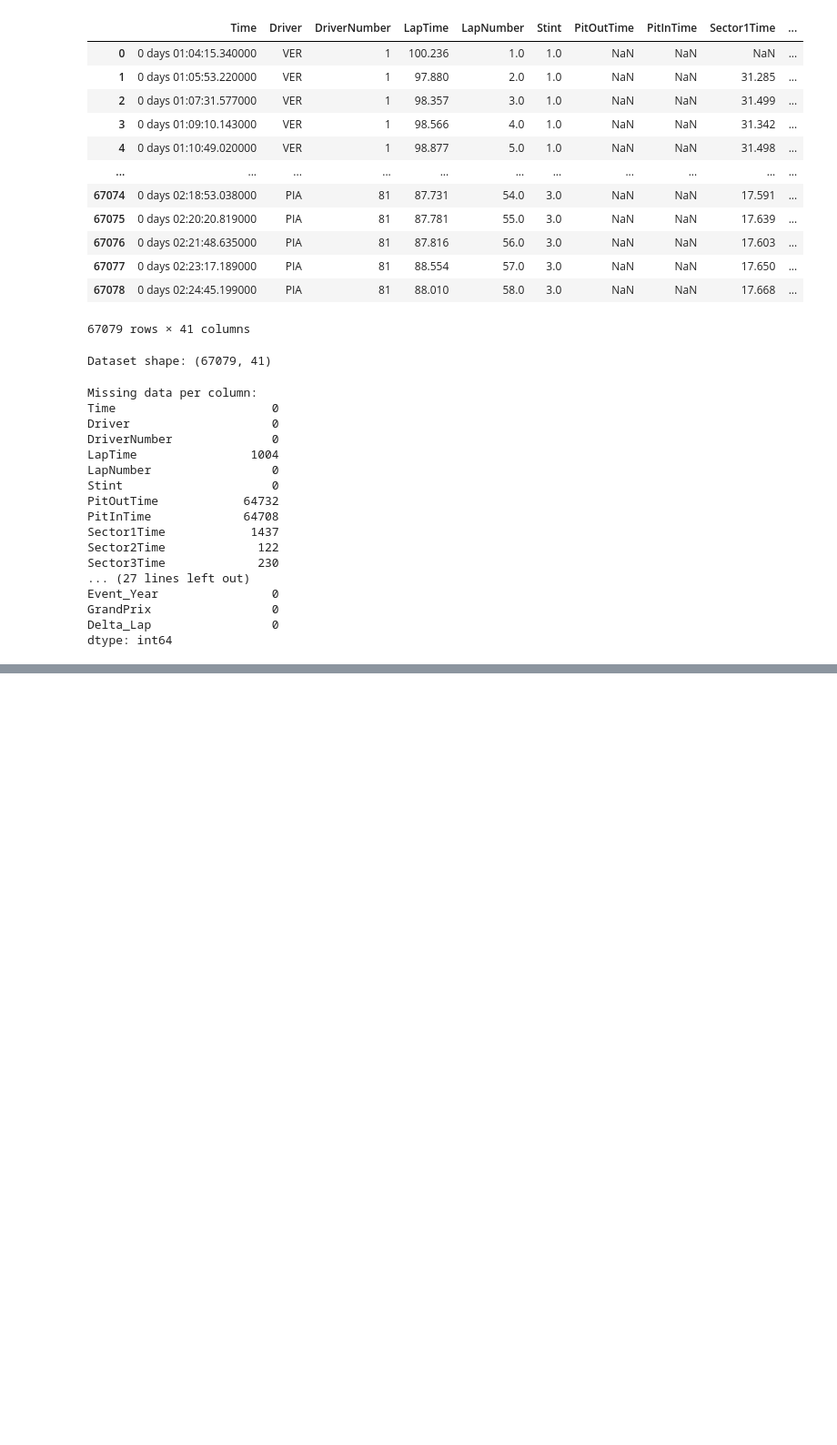
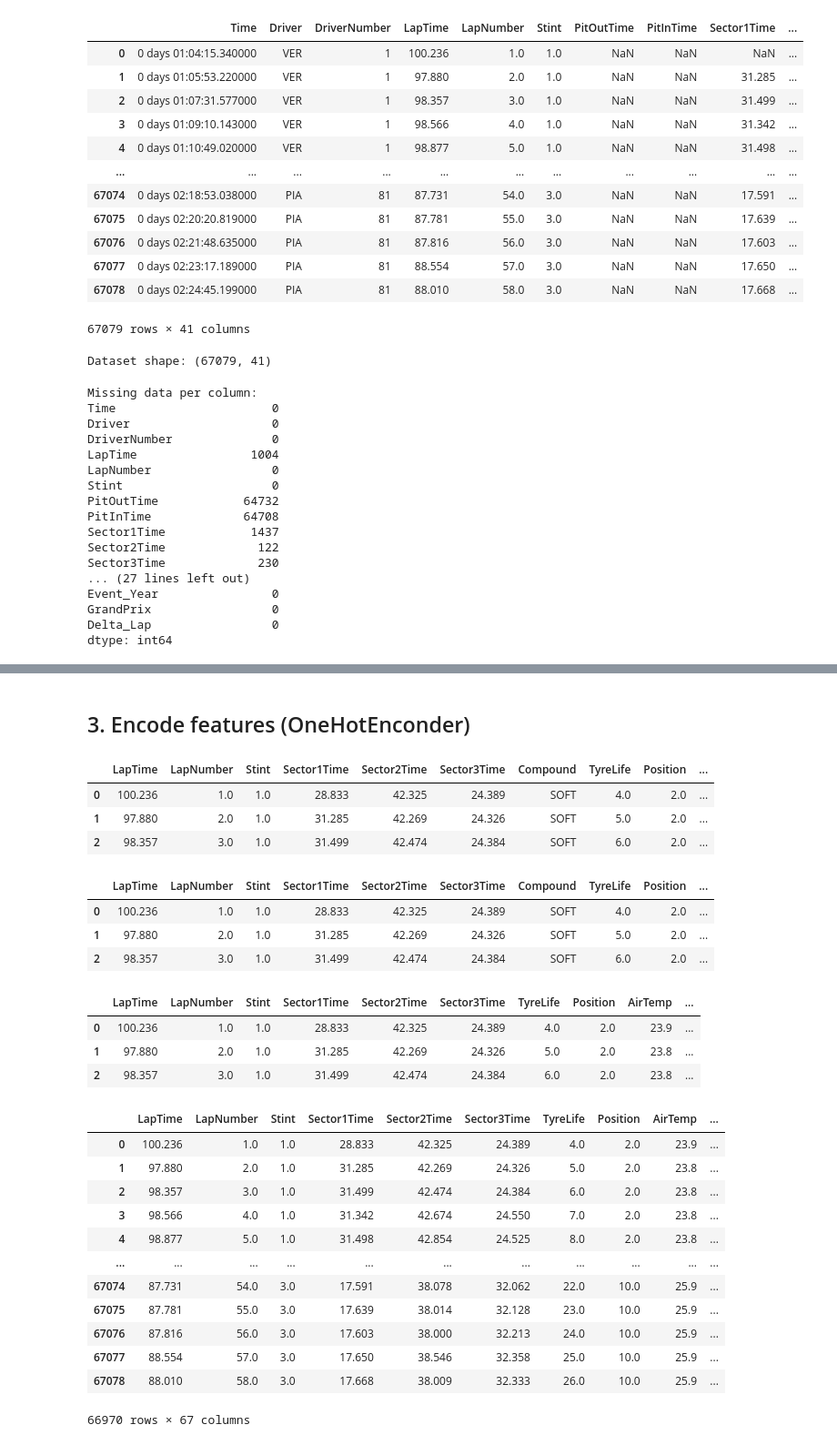
Before and after one commit to diegonbotelho/f1-tire-prediction, a Jupyter notebook: notebooks/pre-process_feature-selection.ipynb, the cells around one changed output, grey strips where cells are left out. Shown at 91% size. Cells and saved outputs as stored; diff of their text form; code cells hidden in the pictures; blank space fills up the shorter version.

Commit message:
Scale - check & OneHot Enconder - check

```diff
--- a/notebooks/pre-process_feature-selection.ipynb
+++ b/notebooks/pre-process_feature-selection.ipynb
@@ -115,0 +165,10 @@ print(linhas_com_posicao_nula)
+# %%
+# Strategy for missing values
+
+# Fill null values in numeric columns with the median
+numerical_columns = new_df.select_dtypes(include=[np.number]).columns
+new_df.loc[:, numerical_columns] = new_df[numerical_columns].fillna(new_df[numerical_columns].median())
+
+# Verify missing values after treatment
+print("\nMissing values after treatment:")
+print(new_df.isnull().sum())
@@ -115,0 +344,57 @@ print(linhas_com_posicao_nula)
+# %% [markdown]
+## 3. Encode features (OneHotEnconder)
+# %%
+ohe = OneHotEncoder(sparse_output=False)
+ohe.fit(new_df[['Driver']])
+
+new_df[ohe.get_feature_names_out()] = ohe.transform(new_df[['Driver']])
+
+new_df = new_df.drop(columns=["Driver"])
+new_df.head(3)
+# %% [output]
+|  | LapTime | LapNumber | Stint | Sector1Time | Sector2Time | Sector3Time | Compound | TyreLife | Position | ... |
+| 0 | 100.236 | 1.0 | 1.0 | 28.833 | 42.325 | 24.389 | SOFT | 4.0 | 2.0 | ... |
+| 1 | 97.880 | 2.0 | 1.0 | 31.285 | 42.269 | 24.326 | SOFT | 5.0 | 2.0 | ... |
+| 2 | 98.357 | 3.0 | 1.0 | 31.499 | 42.474 | 24.384 | SOFT | 6.0 | 2.0 | ... |
+# %%
+ohe = OneHotEncoder(sparse_output=False)
+ohe.fit(new_df[['GrandPrix']])
+
+new_df[ohe.get_feature_names_out()] = ohe.transform(new_df[['GrandPrix']])
+
+new_df = new_df.drop(columns=["GrandPrix"])
+new_df.head(3)
+# %% [output]
+|  | LapTime | LapNumber | Stint | Sector1Time | Sector2Time | Sector3Time | Compound | TyreLife | Position | ... |
+| 0 | 100.236 | 1.0 | 1.0 | 28.833 | 42.325 | 24.389 | SOFT | 4.0 | 2.0 | ... |
+| 1 | 97.880 | 2.0 | 1.0 | 31.285 | 42.269 | 24.326 | SOFT | 5.0 | 2.0 | ... |
+| 2 | 98.357 | 3.0 | 1.0 | 31.499 | 42.474 | 24.384 | SOFT | 6.0 | 2.0 | ... |
+# %%
+ohe = OneHotEncoder(sparse_output=False)
+ohe.fit(new_df[['Compound']])
+
+new_df[ohe.get_feature_names_out()] = ohe.transform(new_df[['Compound']])
+
+new_df = new_df.drop(columns=["Compound"])
+new_df.head(3)
+# %% [output]
+|  | LapTime | LapNumber | Stint | Sector1Time | Sector2Time | Sector3Time | TyreLife | Position | AirTemp | ... |
+| 0 | 100.236 | 1.0 | 1.0 | 28.833 | 42.325 | 24.389 | 4.0 | 2.0 | 23.9 | ... |
+| 1 | 97.880 | 2.0 | 1.0 | 31.285 | 42.269 | 24.326 | 5.0 | 2.0 | 23.8 | ... |
+| 2 | 98.357 | 3.0 | 1.0 | 31.499 | 42.474 | 24.384 | 6.0 | 2.0 | 23.8 | ... |
+# %%
+new_df
+# %% [output]
+|  | LapTime | LapNumber | Stint | Sector1Time | Sector2Time | Sector3Time | TyreLife | Position | AirTemp | ... |
+| 0 | 100.236 | 1.0 | 1.0 | 28.833 | 42.325 | 24.389 | 4.0 | 2.0 | 23.9 | ... |
+| 1 | 97.880 | 2.0 | 1.0 | 31.285 | 42.269 | 24.326 | 5.0 | 2.0 | 23.8 | ... |
+| 2 | 98.357 | 3.0 | 1.0 | 31.499 | 42.474 | 24.384 | 6.0 | 2.0 | 23.8 | ... |
+| 3 | 98.566 | 4.0 | 1.0 | 31.342 | 42.674 | 24.550 | 7.0 | 2.0 | 23.8 | ... |
+| 4 | 98.877 | 5.0 | 1.0 | 31.498 | 42.854 | 24.525 | 8.0 | 2.0 | 23.8 | ... |
+| ... | ... | ... | ... | ... | ... | ... | ... | ... | ... | ... |
+| 67074 | 87.731 | 54.0 | 3.0 | 17.591 | 38.078 | 32.062 | 22.0 | 10.0 | 25.9 | ... |
+| 67075 | 87.781 | 55.0 | 3.0 | 17.639 | 38.014 | 32.128 | 23.0 | 10.0 | 25.9 | ... |
+| 67076 | 87.816 | 56.0 | 3.0 | 17.603 | 38.000 | 32.213 | 24.0 | 10.0 | 25.9 | ... |
+| 67077 | 88.554 | 57.0 | 3.0 | 17.650 | 38.546 | 32.358 | 25.0 | 10.0 | 25.9 | ... |
+| 67078 | 88.010 | 58.0 | 3.0 | 17.668 | 38.009 | 32.333 | 26.0 | 10.0 | 25.9 | ... |
+66970 rows × 67 columns
```
Also changed, not shown: parts of 27 cells of this notebook.
